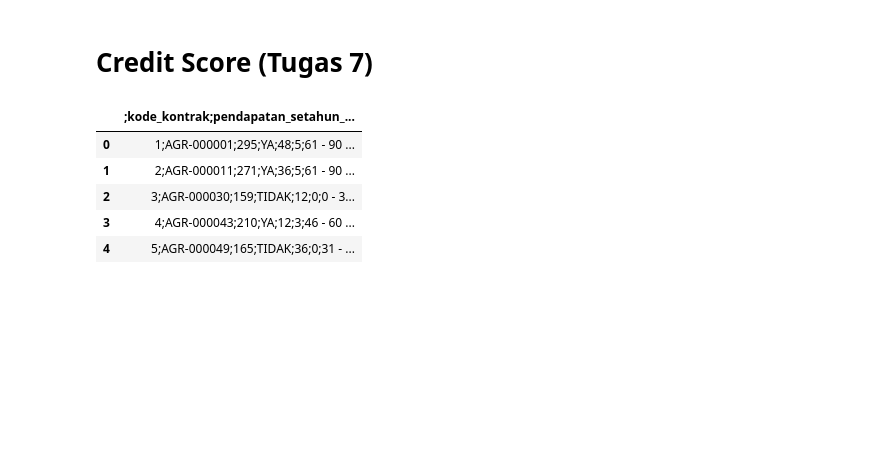
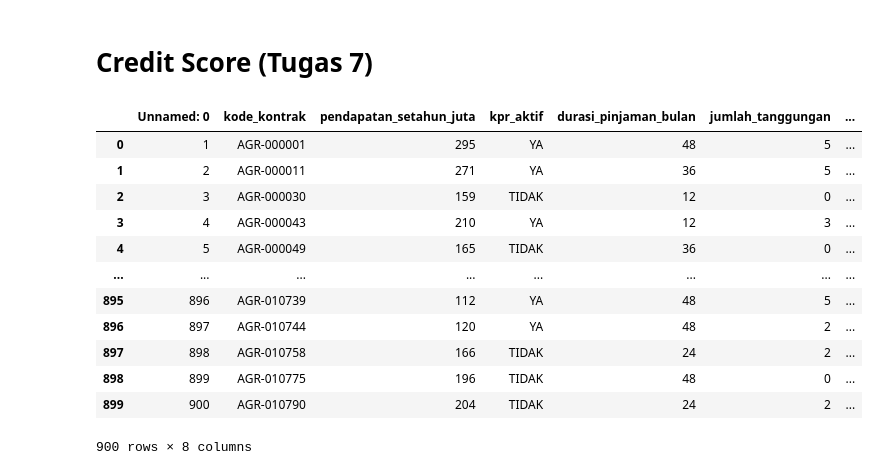
Before and after one commit to 08-Ahlaqul-Karimah/datamining, a Jupyter notebook: _sources/notebooks7.ipynb, the cells around one changed output. Drawn from its saved outputs; the diff is of its cells as text; code cells hidden in the pictures; blank space fills up the shorter version.

```diff
--- a/_sources/notebooks7.ipynb
+++ b/_sources/notebooks7.ipynb
@@ -8,13 +6,18 @@ from sklearn import preprocessing
 # %%
-dataset = "https://raw.githubusercontent.com/08-Ahlaqul-Karimah/machine-Learning/main/credit_score.csv"
-data = pd.read_csv(dataset)
+dataset_url = "https://raw.githubusercontent.com/08-Ahlaqul-Karimah/machine-Learning/main/credit_score%20(1).csv"
+dataset = pd.read_csv(dataset_url)
+dataset
+# %% [output]
+|  | Unnamed: 0 | kode_kontrak | pendapatan_setahun_juta | kpr_aktif | durasi_pinjaman_bulan | jumlah_tanggungan | ... |
+| 0 | 1 | AGR-000001 | 295 | YA | 48 | 5 | ... |
+| 1 | 2 | AGR-000011 | 271 | YA | 36 | 5 | ... |
+| 2 | 3 | AGR-000030 | 159 | TIDAK | 12 | 0 | ... |
+| 3 | 4 | AGR-000043 | 210 | YA | 12 | 3 | ... |
+| 4 | 5 | AGR-000049 | 165 | TIDAK | 36 | 0 | ... |
+| ... | ... | ... | ... | ... | ... | ... | ... |
+| 895 | 896 | AGR-010739 | 112 | YA | 48 | 5 | ... |
+| 896 | 897 | AGR-010744 | 120 | YA | 48 | 2 | ... |
+| 897 | 898 | AGR-010758 | 166 | TIDAK | 24 | 2 | ... |
+| 898 | 899 | AGR-010775 | 196 | TIDAK | 48 | 0 | ... |
+| 899 | 900 | AGR-010790 | 204 | TIDAK | 24 | 2 | ... |
+900 rows × 8 columns
-# %%
-df = pd.read_csv("https://raw.githubusercontent.com/08-Ahlaqul-Karimah/machine-Learning/main/credit_score.csv")
-df.head()
-# %% [output]
-|  | ;kode_kontrak;pendapatan_setahun_... |
-| 0 | 1;AGR-000001;295;YA;48;5;61 - 90 ... |
-| 1 | 2;AGR-000011;271;YA;36;5;61 - 90 ... |
-| 2 | 3;AGR-000030;159;TIDAK;12;0;0 - 3... |
-| 3 | 4;AGR-000043;210;YA;12;3;46 - 60 ... |
-| 4 | 5;AGR-000049;165;TIDAK;36;0;31 - ... |
```
Also changed, not shown: parts of 14 cells of this notebook, 2 other files.
